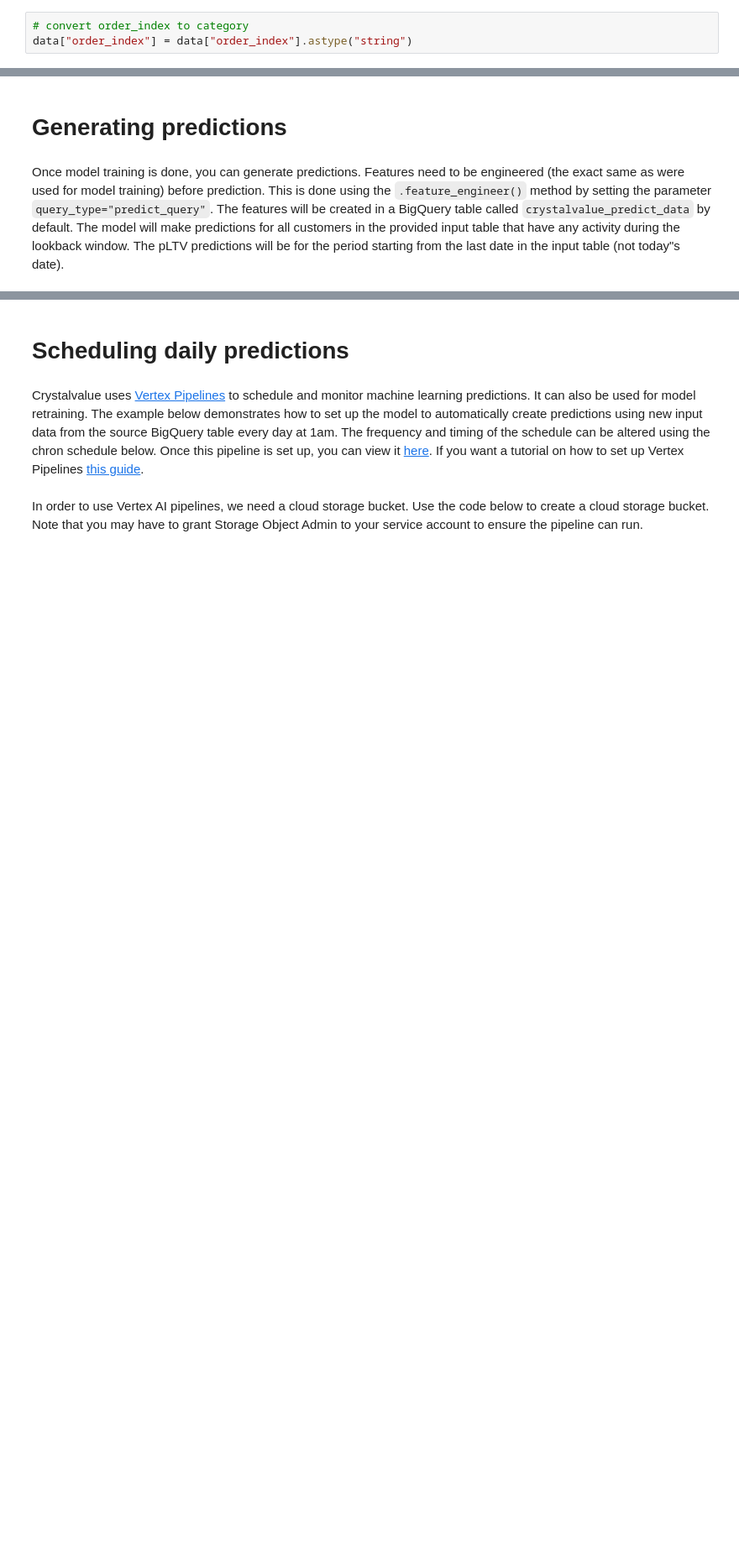
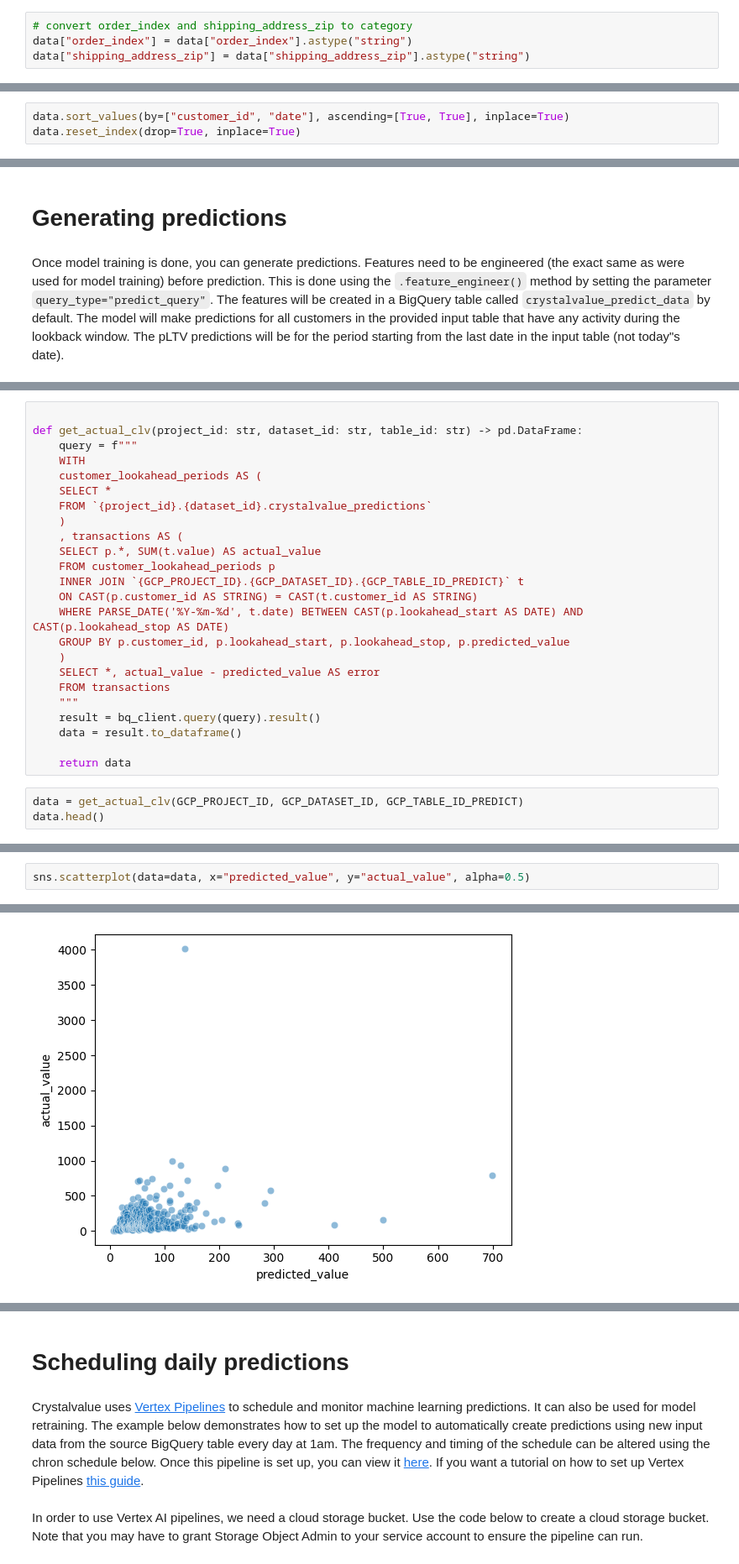
Before and after one commit to PeDiot/crystalvalue, a Jupyter notebook: notebook.ipynb, the cells around one changed output, grey strips where cells are left out. Shown at 84% size. Saved outputs shown, nothing was run; the diff lists cells and outputs as text; blank space fills up the shorter version.

Commit message:
create custom sql queries, add gcp credentials to aiplatform methods, improve optuna methods

```diff
--- a/notebook.ipynb
+++ b/notebook.ipynb
@@ -77,5 +95,6 @@ data[value_cols] = data[value_cols].fillna(0)
 # create value column as sum of per category value
 data["value"] = data[value_cols].sum(axis=1)
 # %%
-# convert order_index to category
+# convert order_index and shipping_address_zip to category
 data["order_index"] = data["order_index"].astype("string")
+data["shipping_address_zip"] = data["shipping_address_zip"].astype("string")
@@ -95,0 +101,3 @@ train_data = data[~data["customer_id"].isin(predict_customer_ids)]\
+# %%
+data.sort_values(by=["customer_id", "date"], ascending=[True, True], inplace=True)
+data.reset_index(drop=True, inplace=True)
@@ -248,0 +320,27 @@ predictions = pipeline.predict(
+# %%
+
+def get_actual_clv(project_id: str, dataset_id: str, table_id: str) -> pd.DataFrame:
+    query = f"""
+    WITH
+    customer_lookahead_periods AS (
+    SELECT *
+    FROM `{project_id}.{dataset_id}.crystalvalue_predictions`
+    )
+    , transactions AS (
+    SELECT p.*, SUM(t.value) AS actual_value
+    FROM customer_lookahead_periods p
+    INNER JOIN `{GCP_PROJECT_ID}.{GCP_DATASET_ID}.{GCP_TABLE_ID_PREDICT}` t
+    ON CAST(p.customer_id AS STRING) = CAST(t.customer_id AS STRING)
+    WHERE PARSE_DATE('%Y-%m-%d', t.date) BETWEEN CAST(p.lookahead_start AS DATE) AND CAST(p.lookahead_stop AS DATE)
+    GROUP BY p.customer_id, p.lookahead_start, p.lookahead_stop, p.predicted_value
+    )
+    SELECT *, actual_value - predicted_value AS error
+    FROM transactions
+    """
+    result = bq_client.query(query).result()
+    data = result.to_dataframe()
+
+    return data
+# %%
+data = get_actual_clv(GCP_PROJECT_ID, GCP_DATASET_ID, GCP_TABLE_ID_PREDICT)
+data.head()
@@ -248,0 +354,3 @@ predictions = pipeline.predict(
+# %%
+sns.scatterplot(data=data, x="predicted_value", y="actual_value", alpha=0.5)
+# %% [output]
@@ -248,0 +358 @@ predictions = pipeline.predict(
+[figure, added]
```
Also changed, not shown: parts of 27 cells of this notebook, 17 other files.
